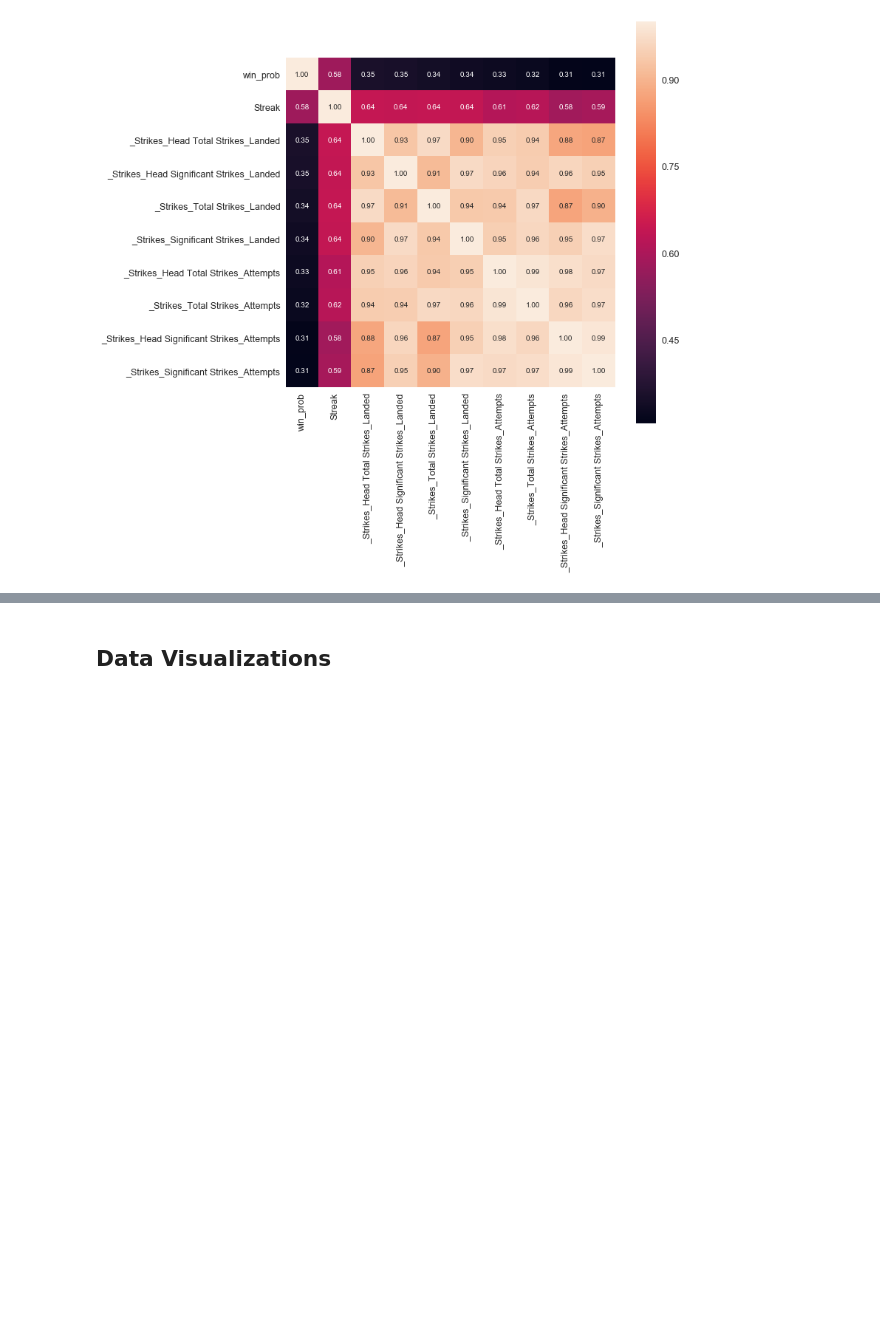
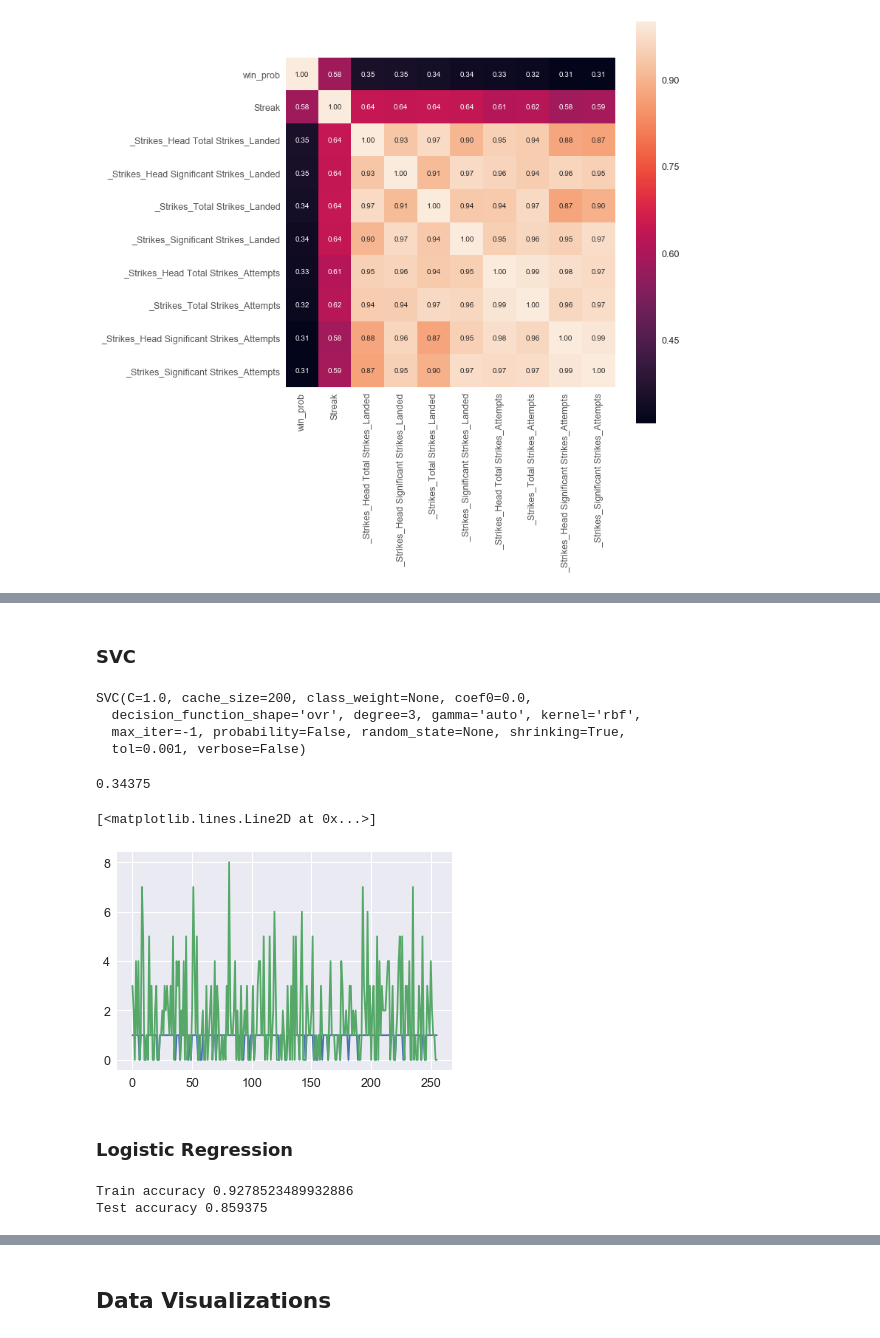
Before and after one commit to DevThep/MMA-Data-Analysis, a Jupyter notebook: MMA-Data-Analysis.ipynb, the cells around one changed output, grey strips where cells are left out. Saved outputs shown, nothing was run; the diff lists cells and outputs as text; code cells hidden in the pictures; blank space fills up the shorter version.

```diff
--- a/MMA-Data-Analysis.ipynb
+++ b/MMA-Data-Analysis.ipynb
@@ -146,0 +179,47 @@ plt.show()
+# %% [markdown]
+### SVC
+# %%
+shuffled_df = fighterdf.sample(frac=1)
+X = shuffled_df.iloc[:,0:93].values
+Y = shuffled_df.get('wins').values
+
+from sklearn.metrics import mean_squared_error
+
+X_train, X_test, Y_train, Y_test = train_test_split(X, Y, test_size=0.30)
+
+clf = SVC()
+clf.fit(X_train, Y_train)
+# %% [output]
+SVC(C=1.0, cache_size=200, class_weight=None, coef0=0.0,
+  decision_function_shape='ovr', degree=3, gamma='auto', kernel='rbf',
+  max_iter=-1, probability=False, random_state=None, shrinking=True,
+  tol=0.001, verbose=False)
+# %%
+yPred = clf.predict(X_test)
+accuracy_score(Y_test, yPred)
+# %% [output]
+0.34375
+# %%
+plt.plot(yPred)
+plt.plot(Y_test)
+# %% [output]
+[<matplotlib.lines.Line2D at 0x...>]
+[figure, added]
+# %% [markdown]
+### Logistic Regression
+# %%
+shuffled_df = fighterdf.sample(frac=1)
+X = shuffled_df.iloc[:,0:93].values
+Y = shuffled_df.get('win_prob').apply(int).values
+
+LRmodel = LogisticRegression(C=3)
+
+X_train, X_test, Y_train, Y_test = train_test_split(X, Y, test_size=0.30)
+
+LRmodel.fit(X_train, Y_train)
+
+print("Train accuracy", LRmodel.score(X_train,Y_train))
+print("Test accuracy", LRmodel.score(X_test,Y_test))
+# %% [output]
+Train accuracy 0.9278523489932886
+Test accuracy 0.859375
```
Also changed, not shown: parts of 11 cells of this notebook.
